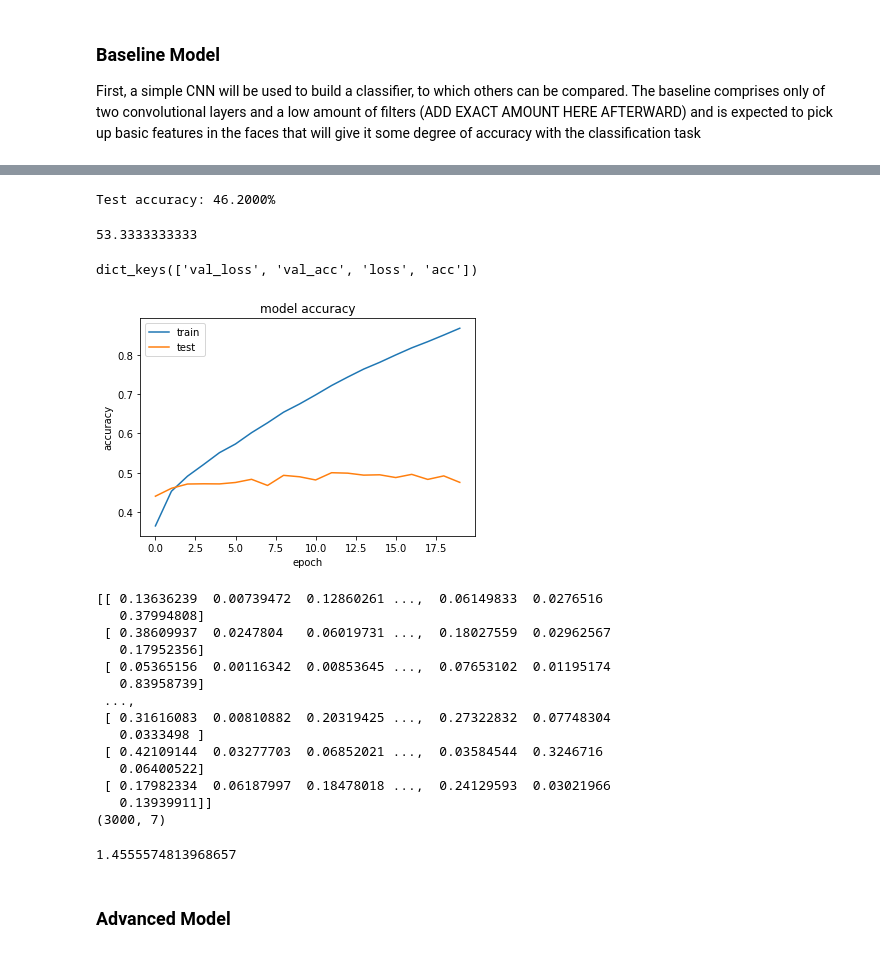
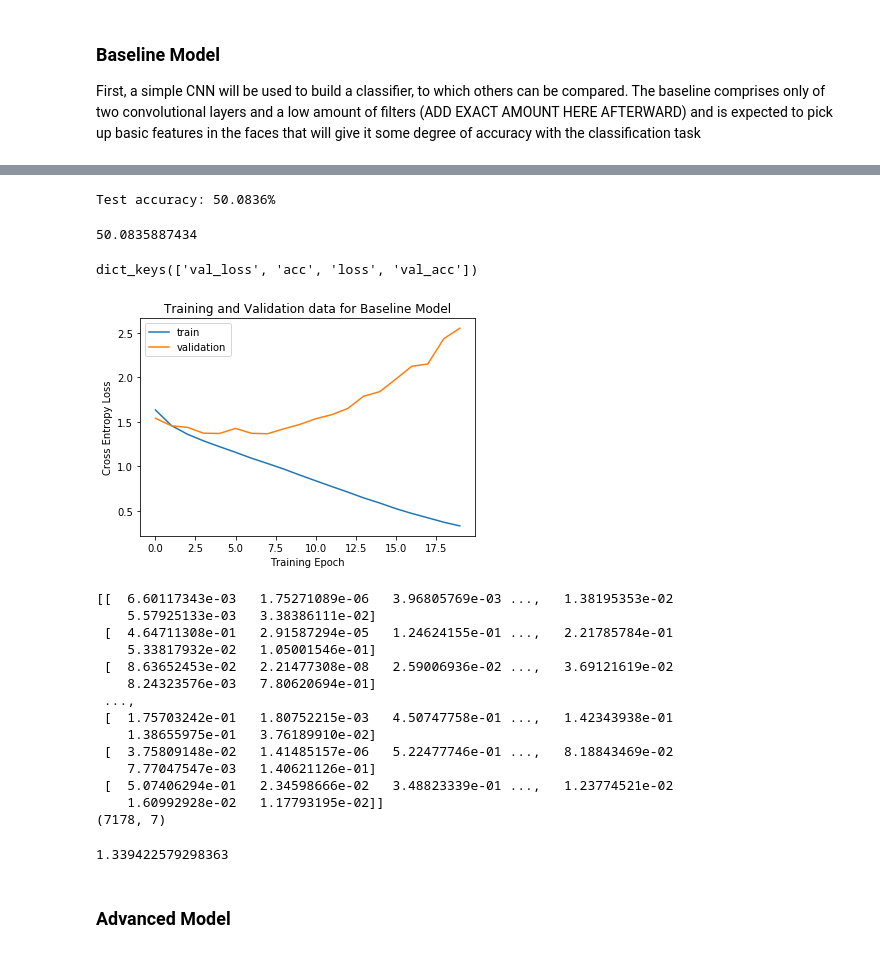
Before and after one commit to chandrasekara/Neural-Network-Facial-Expression-Classifier, a Jupyter notebook: capstone/analysis.ipynb, the cells around one changed output, grey strips where cells are left out. Cells and saved outputs as stored; diff of their text form; code cells hidden in the pictures.

```diff
--- a/capstone/analysis.ipynb
+++ b/capstone/analysis.ipynb
@@ -38,7 +38,7 @@ The dataset can be obtained from [here](https://www.kaggle.com/c/challenges-in-r
 
 Below, Pandas is used to read the input data into a Data Frame
 # %%
-use_section_data = True
+use_section_data = False
 smaller_section_data = False
 
 if use_section_data:
@@ -324,25 +323,26 @@ model_baseline.load_weights('saved_models/weights.best.baseline.hdf5')
 # %%
 print("Test accuracy: %.4f%% " % get_model_accuracy(model_baseline, test_tensors, test_targets))
 # %% [output]
-Test accuracy: 46.2000%
+Test accuracy: 50.0836%
 # %%
 print(get_model_accuracy(model_baseline, test_tensors, test_targets))
 # %% [output]
-53.3333333333
+50.0835887434
 # %%
 # list all data in history
 print(history.history.keys())
 # summarize history for accuracy
-plt.plot(history.history['acc'])
-plt.plot(history.history['val_acc'])
-plt.title('model accuracy')
-plt.ylabel('accuracy')
-plt.xlabel('epoch')
-plt.legend(['train', 'test'], loc='upper left')
+plt.plot(history.history['loss'])
+plt.plot(history.history['val_loss'])
+
+plt.legend(['train', 'validation'], loc='upper left')
+plt.title('Training and Validation data for Baseline Model')
+plt.xlabel('Training Epoch')
+plt.ylabel('Cross Entropy Loss')
 plt.show()
 # %% [output]
-dict_keys(['val_loss', 'val_acc', 'loss', 'acc'])
+dict_keys(['val_loss', 'acc', 'loss', 'val_acc'])
-[figure, old version]
+[figure, new version]
 # %%
 preds_ = get_model_predictions(model_baseline, test_tensors)
 
@@ -353,24 +353,24 @@ preds_np = np.array(preds_, dtype='float32').reshape(holder.shape[0],7)
 print(preds_np)
 print(preds_np.shape)
 # %% [output]
-[[ 0.13636239  0.00739472  0.12860261 ...,  0.06149833  0.0276516
-   0.37994808]
- [ 0.38609937  0.0247804   0.06019731 ...,  0.18027559  0.02962567
-   0.17952356]
- [ 0.05365156  0.00116342  0.00853645 ...,  0.07653102  0.01195174
-   0.83958739]
+[[  6.60117343e-03   1.75271089e-06   3.96805769e-03 ...,   1.38195353e-02
+    5.57925133e-03   3.38386111e-02]
+ [  4.64711308e-01   2.91587294e-05   1.24624155e-01 ...,   2.21785784e-01
+    5.33817932e-02   1.05001546e-01]
+ [  8.63652453e-02   2.21477308e-08   2.59006936e-02 ...,   3.69121619e-02
+    8.24323576e-03   7.80620694e-01]
  ...,
- [ 0.31616083  0.00810882  0.20319425 ...,  0.27322832  0.07748304
-   0.0333498 ]
- [ 0.42109144  0.03277703  0.06852021 ...,  0.03584544  0.3246716
-   0.06400522]
- [ 0.17982334  0.06187997  0.18478018 ...,  0.24129593  0.03021966
-   0.13939911]]
-(3000, 7)
+ [  1.75703242e-01   1.80752215e-03   4.50747758e-01 ...,   1.42343938e-01
+    1.38655975e-01   3.76189910e-02]
+ [  3.75809148e-02   1.41485157e-06   5.22477746e-01 ...,   8.18843469e-02
+    7.77047547e-03   1.40621126e-01]
+ [  5.07406294e-01   2.34598666e-02   3.48823339e-01 ...,   1.23774521e-02
+    1.60992928e-02   1.17793195e-02]]
+(7178, 7)
 # %%
 print(manual_total_cce(preds_np, test_targets))
 # %% [output]
-1.4555574813968657
+1.339422579298363
 # %% [markdown]
 ### Advanced Model
 # %% [markdown]
```
Also changed, not shown: parts of 22 cells of this notebook.
